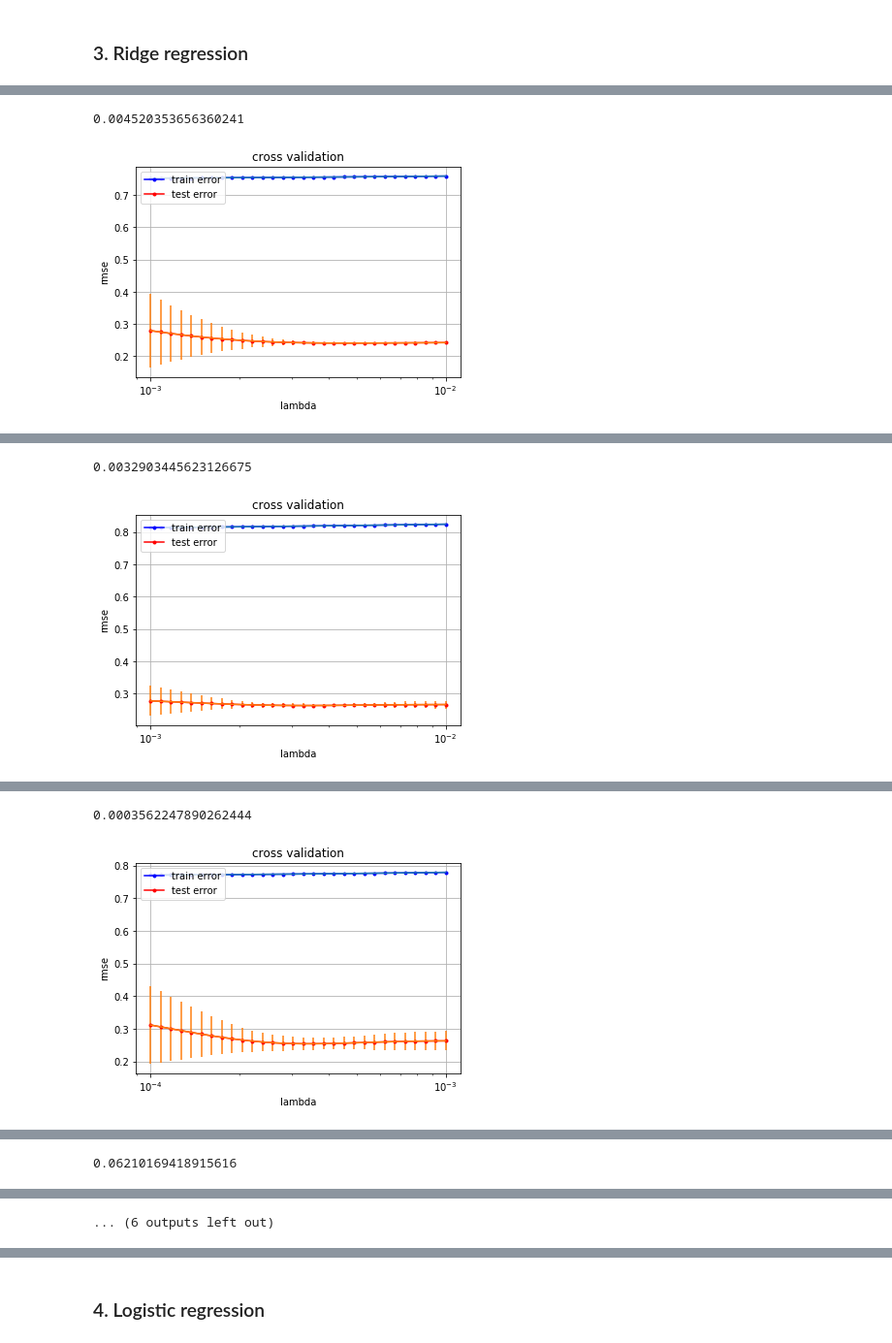
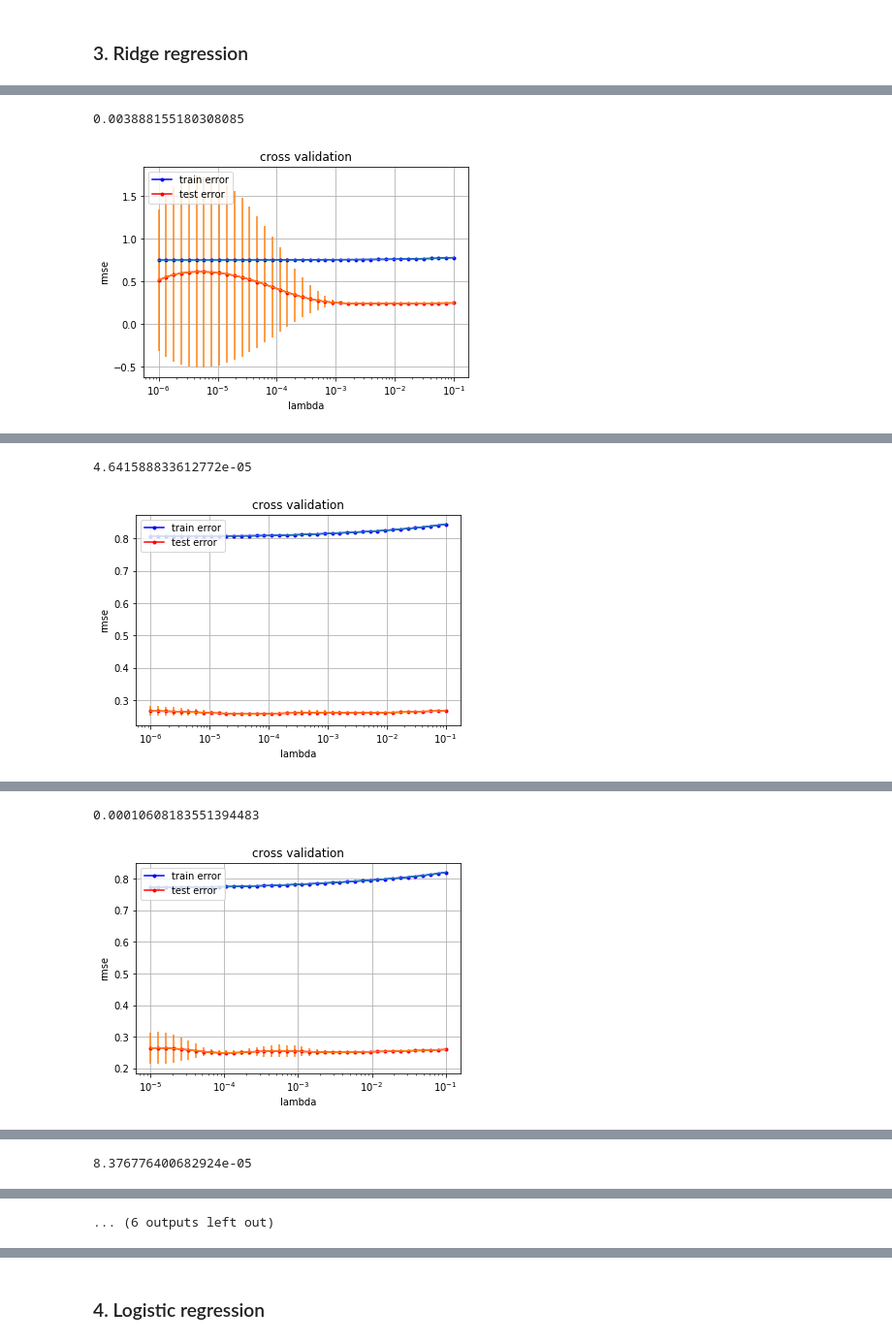
Before and after one commit to robinmamie/machine_learning, a Jupyter notebook: project1/scripts/Final_evaluation_accuracy.ipynb, the cells around one changed output, grey strips where cells are left out. Shown at 97% size. Saved outputs shown, nothing was run; the diff lists cells and outputs as text; code cells hidden in the pictures.

```diff
--- a/project1/scripts/Final_evaluation_accuracy.ipynb
+++ b/project1/scripts/Final_evaluation_accuracy.ipynb
@@ -51,8 +51,10 @@ def cleanDataSet(dataset):
         pri3 = pri3.drop(["PRI_jet_num"],1)
 
         return [pri0,pri1,pd.concat([pri2,pri3])]
+        #return [pri0,pri1,pri2,pri3]
 
     return splitOnJetNum(dataset_mass_def, True) + splitOnJetNum(dataset_mass_not_def, False)
+    #return splitOnJetNum(dataset,False)
 
 def extractPredictions(dataset):
     return dataset.Prediction.apply(lambda x: -1 if x == 'b' else 1).to_numpy()
@@ -80,7 +82,7 @@ def normalizeDataset_numpy(dataset):
 def tildaNumpy(X):
     return np.c_[np.ones(X.shape[0]), X]
 
-POLYNOMIAL_EXPANSION_DEGREE = 13
+POLYNOMIAL_EXPANSION_DEGREE = 5
 
 tx = cleanDataSet(hb)
 y = []
@@ -131,7 +122,7 @@ tqdm().pandas()
 # %%
 algorithm = 0
 w[algorithm] = []
-for i, (yi, txi, wi) in tqdm(enumerate(zip(y, tx, initial_w))):
+for i, (yi, txi, wi) in enumerate(zip(tqdm(y), tx, initial_w)):
     local_w, loss = least_squares_GD(yi, txi, wi, 1000, 1e-3)
     w[algorithm].append(local_w)
     print(loss)
@@ -148,8 +137,8 @@ for i, (yi, txi, wi) in tqdm(enumerate(zip(y, tx, initial_w))):
 # %%
 algorithm = 1
 w[algorithm] = []
-for yi, txi, wi in tqdm(zip(y, tx, initial_w)):
-    local_w, loss = least_squares_SGD(yi, txi, wi, 10000, 1e-3)
+for yi, txi, wi in zip(tqdm(y), tx, initial_w):
+    local_w, loss = least_squares_SGD(yi, txi, wi, 100000, 1e-3)
     w[algorithm].append(local_w)
     print(loss)
 # %% [output]
@@ -165,7 +152,8 @@ for yi, txi, wi in tqdm(zip(y, tx, initial_w)):
 # %%
 algorithm = 2
 w[algorithm] = []
-for yi, txi in tqdm(zip(y, tx)):
+for yi, txi in zip(tqdm(y), tx):
+    print("cond " + str(np.linalg.cond(txi.T @ txi)))
     local_w, loss = least_squares(yi, txi)
     w[algorithm].append(local_w)
     print(loss)
@@ -212,8 +202,8 @@ def cross_validation(y, x, k_indices, k, lambda_):
 def cross_validation_demo(i):
     seed = 2019
     k_fold = 10
-    lambdas = np.logspace(-10, -3, 15)
-    if i == 0:
+    lambdas = np.logspace(-6, -1, 40)
+    '''if i == 0:
         lambdas = np.logspace(-3, -2, 30)
     elif i == 1:
         lambdas = np.logspace(-3, -2, 30)
@@ -224,46 +214,58 @@ def cross_validation_demo(i):
     elif i == 4:
         lambdas = np.logspace(-3, -2, 30)
     elif i == 5:
-        lambdas = np.logspace(-2, -1, 30)
+        lambdas = np.logspace(-2, -1, 30)'''
+    if i == 0:
+        lambdas = np.logspace(-6, -1, 40)
+    elif i == 1:
+        lambdas = np.logspace(-6, -1, 40)
+    elif i == 2:
+        lambdas = np.logspace(-5, -1, 40)
+    elif i == 3:
+        lambdas = np.logspace(-5, -1, 40)
+    elif i == 4:
+        lambdas = np.logspace(-5, -2, 40)
+    elif i == 5:
+        lambdas = np.logspace(-5, -1, 40)
 
     yex = y[i][:,np.newaxis]
     x = tx[i]
 
     # split data in k fold
     k_indices = build_k_indices(yex, k_fold, seed)
     # define lists to store the loss of training data and test data
     rmse_tr = []
     rmse_te = []
     var_tr = []
     var_te = []
 
     for lambda_ in tqdm(lambdas):
         loss_tr = []
         loss_te = []
         for k in range(k_fold):
             tr, te = cross_validation(yex, x, k_indices, k, lambda_)
             loss_tr.append(tr)
             loss_te.append(te)
         rmse_tr.append(np.mean(loss_tr))
         rmse_te.append(np.mean(loss_te))
         var_tr.append(np.std(loss_tr))
         var_te.append(np.std(loss_te))
     optimal = lambdas[np.argmin(rmse_te)]
     print(optimal)
     ridge_parameters.append(optimal)
     cross_validation_visualization(lambdas, rmse_tr, rmse_te, var_tr, var_te)
 
 for i in range(len(tx)):
     cross_validation_demo(i)
 # %% [output]
 [interactive output not drawn]
-0.004520353656360241
+0.003888155180308085
-[figure, old version]
+[figure, new version]
 [interactive output not drawn]
-0.0032903445623126675
+4.641588833612772e-05
-[figure, old version]
+[figure, new version]
 [interactive output not drawn]
-0.0003562247890262444
+0.00010608183551394483
-[figure, old version]
+[figure, new version]
 [interactive output not drawn]
-0.06210169418915616
+8.376776400682924e-05
```
Also changed, not shown: parts of 17 cells of this notebook.
